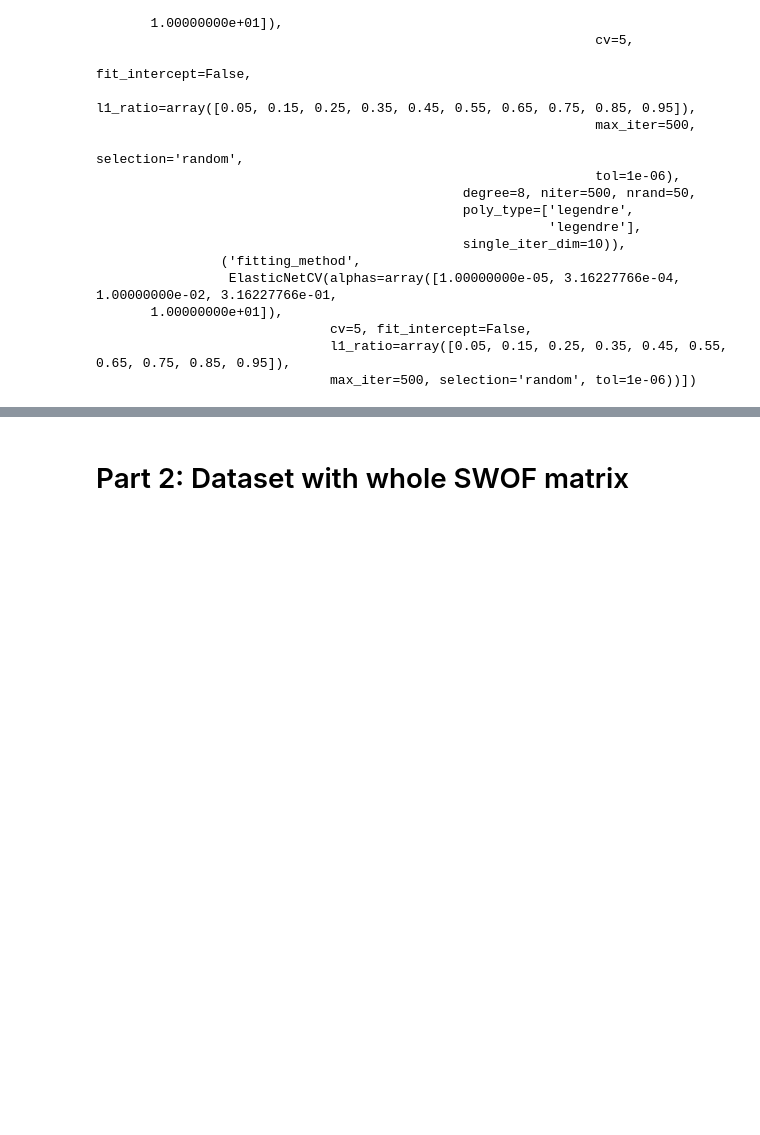
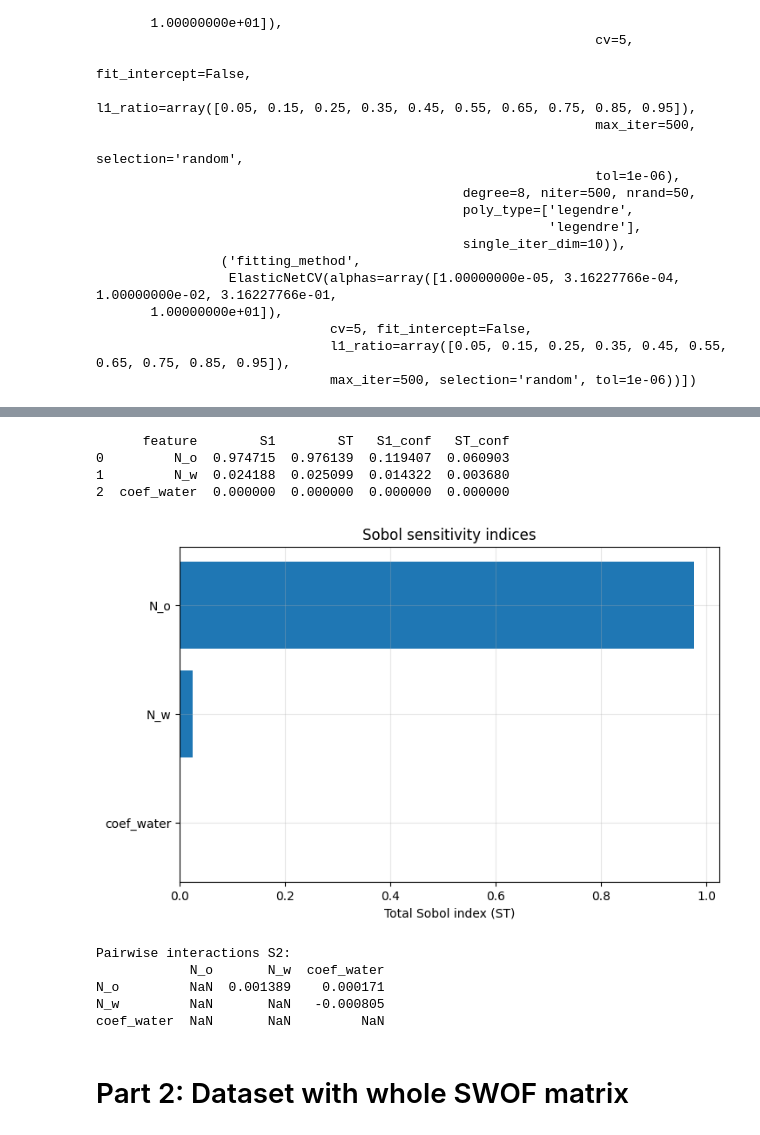
Before and after one commit to DmitrySavinskikh/graduate-paper-code, a Jupyter notebook: linreg+rf+pce_on_flow_dataset.ipynb, the cells around one changed output, grey strips where cells are left out. Cells and saved outputs as stored; diff of their text form; code cells hidden in the pictures; blank space fills up the shorter version.

```diff
--- a/linreg+rf+pce_on_flow_dataset.ipynb
+++ b/linreg+rf+pce_on_flow_dataset.ipynb
@@ -549,35 +551,45 @@ problem = {
         [df['coef_water'].min(), df['coef_water'].max()],
     ]
 }
 
 param_values = saltelli.sample(problem, 1024, calc_second_order=True)
 
 X_sobol = pd.DataFrame(param_values, columns=problem['names'])
-Y = random_forest_model.predict(X_sobol)
-
+Y = regression_pipeline.predict(X_sobol.to_numpy())
 Si = sobol.analyze(problem, Y, calc_second_order=True)
 
 sobol_df = pd.DataFrame({
     'feature': problem['names'],
     'S1': Si['S1'],
     'ST': Si['ST'],
     'S1_conf': Si['S1_conf'],
     'ST_conf': Si['ST_conf'],
 })
 
 print(sobol_df.sort_values('ST', ascending=False))
 
 sobol_df_sorted = sobol_df.sort_values('ST', ascending=True)
 
 plt.figure(figsize=(8, 5))
 plt.barh(sobol_df_sorted['feature'], sobol_df_sorted['ST'])
 plt.xlabel('Total Sobol index (ST)')
 plt.title('Sobol sensitivity indices')
 plt.grid(True, alpha=0.3)
 plt.show()
 
 print('Pairwise interactions S2:')
 print(pd.DataFrame(Si['S2'], index=problem['names'], columns=problem['names']))
+# %% [output]
+      feature        S1        ST   S1_conf   ST_conf
+0         N_o  0.974715  0.976139  0.119407  0.060903
+1         N_w  0.024188  0.025099  0.014322  0.003680
+2  coef_water  0.000000  0.000000  0.000000  0.000000
+[figure, added]
+Pairwise interactions S2:
+            N_o       N_w  coef_water
+N_o         NaN  0.001389    0.000171
+N_w         NaN       NaN   -0.000805
+coef_water  NaN       NaN         NaN
 # %% [markdown]
 # Part 2: Dataset with whole SWOF matrix
 # %%
```
Also changed, not shown: parts of 10 cells of this notebook, 1 other file.
